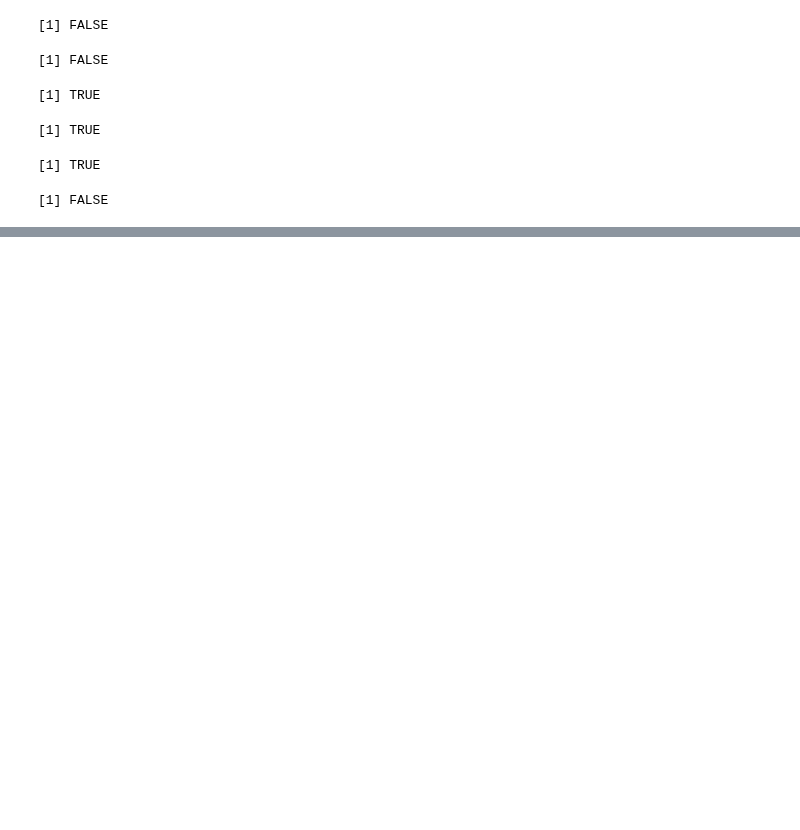
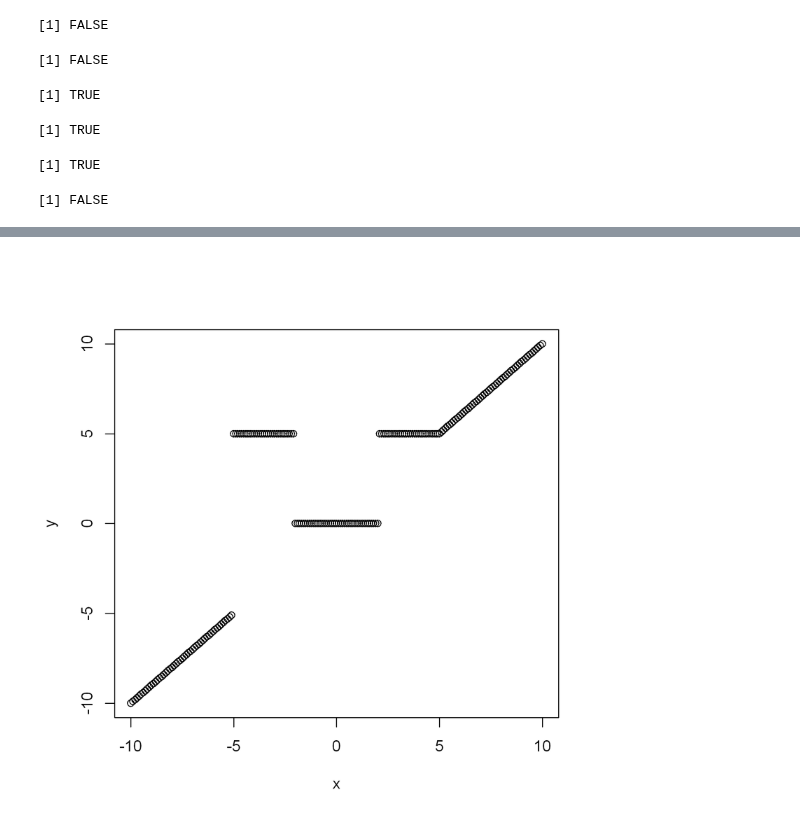
Before and after one commit to stahangryum/unwanted_blog, a Jupyter notebook: _notebooks/2021-10-07-R입문 5주차 필기4.ipynb, the cells around one changed output, grey strips where cells are left out. Cells and saved outputs as stored; diff of their text form; code cells hidden in the pictures; blank space fills up the shorter version.

```diff
--- a/_notebooks/2021-10-07-R입문 5주차 필기4.ipynb
+++ b/_notebooks/2021-10-07-R입문 5주차 필기4.ipynb
@@ -165,0 +240,3 @@ FALSE|FALSE
+# %%
+x = -100:100/10
+x
@@ -165,0 +261,2 @@ FALSE|FALSE
+# %%
+y = ifelse(abs(x) > 5, x, ifelse((2<abs(x))&(abs(x)<=5), 5, 0))
@@ -165,0 +302,4 @@ FALSE|FALSE
+# %%
+plot(x,y)
+# %% [output]
+[figure, added]
```
Also changed, not shown: parts of 23 cells of this notebook, 1 other file.
